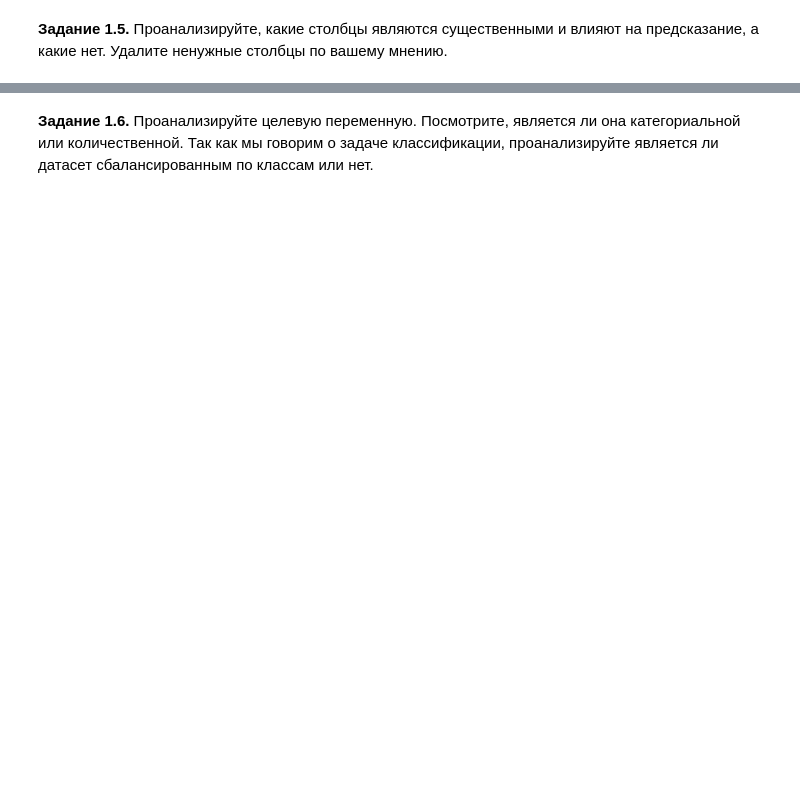
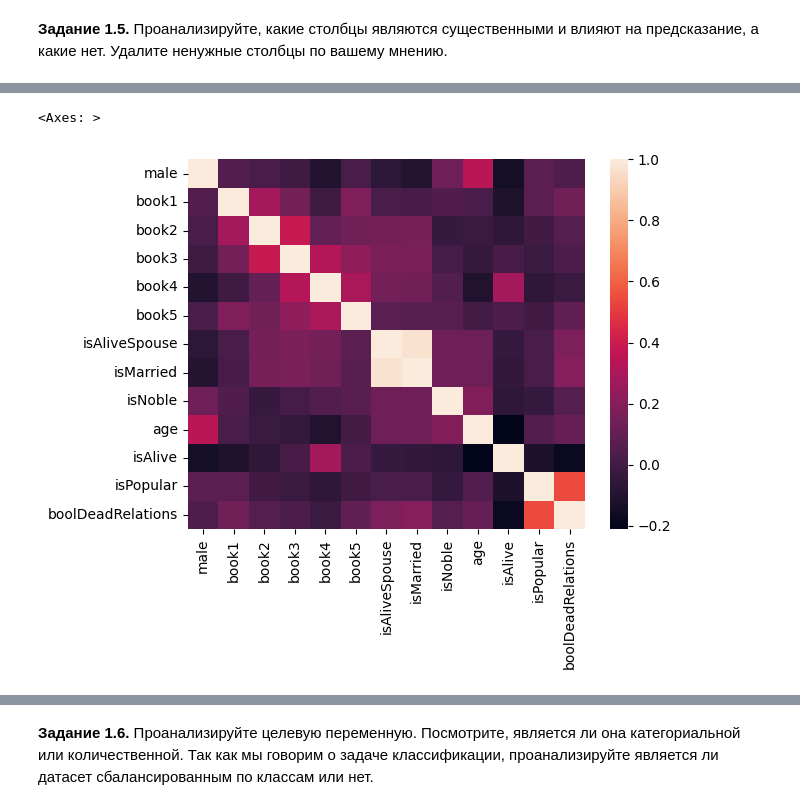
Before and after one commit to ostrowsky/Deep-Learning-School, a Jupyter notebook: week_01_ml_intro/Homework/hw_1_game_of_thrones.ipynb, the cells around one changed output, grey strips where cells are left out. Drawn from its saved outputs; the diff is of its cells as text; code cells hidden in the pictures; blank space fills up the shorter version.

```diff
--- a/week_01_ml_intro/Homework/hw_1_game_of_thrones.ipynb
+++ b/week_01_ml_intro/Homework/hw_1_game_of_thrones.ipynb
@@ -229,0 +307,7 @@ cult = {
+# %%
+sns.heatmap(data[[ 'male', 'book1', 'book2', 'book3', 'book4',
+       'book5', 'isAliveSpouse', 'isMarried', 'isNoble', 'age', 'isAlive',
+       'isPopular', 'boolDeadRelations']].corr())
+# %% [output]
+<Axes: >
+[figure, added]
```
Also changed, not shown: parts of 32 cells of this notebook.
